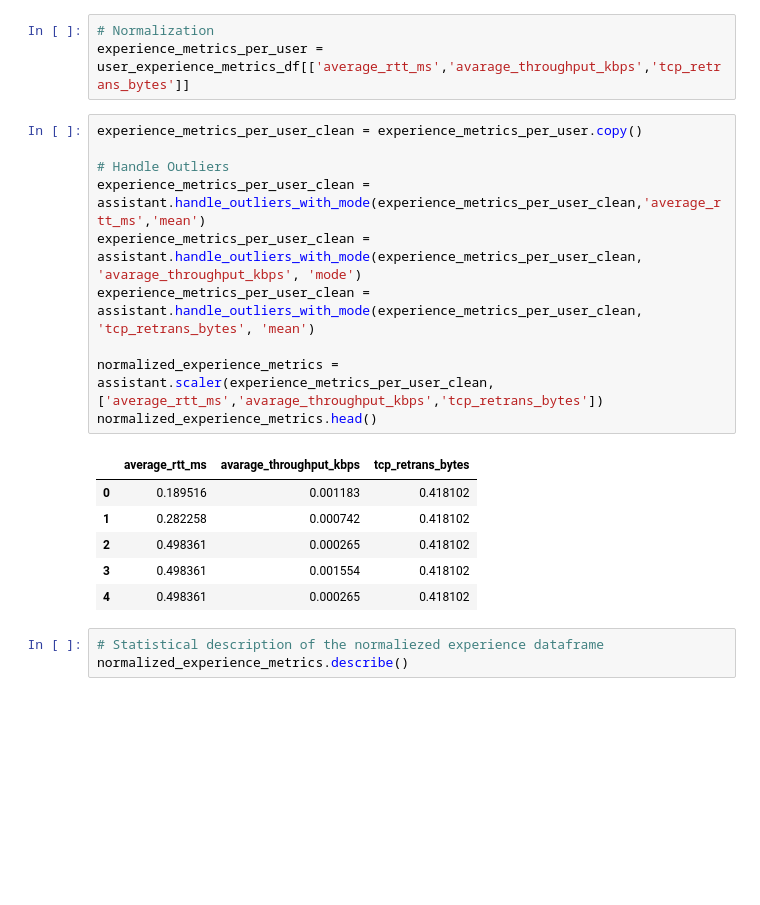
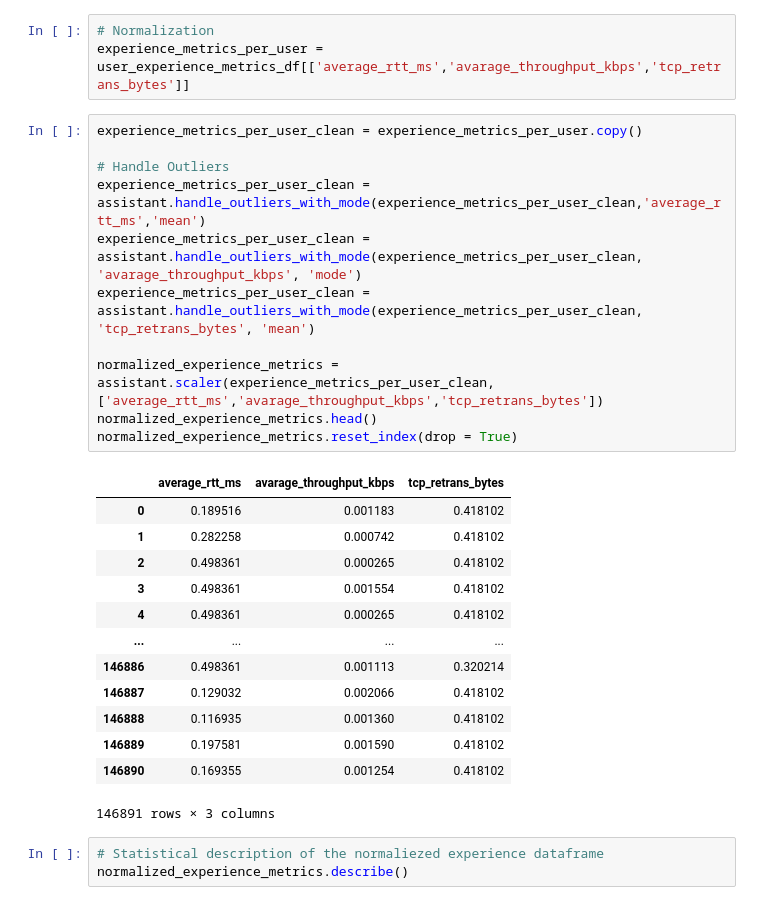
Before and after one commit to michaelgetachew-abebe/Telecom-User-Analytics, a Jupyter notebook: notebooks/user_experience_analytics.ipynb, the cells around one changed output. Cells and saved outputs as stored; diff of their text form; blank space fills up the shorter version.

```diff
--- a/notebooks/user_experience_analytics.ipynb
+++ b/notebooks/user_experience_analytics.ipynb
@@ -359,20 +359,28 @@ experience_metrics_per_user = user_experience_metrics_df[['average_rtt_ms','avar
 # %%
 experience_metrics_per_user_clean = experience_metrics_per_user.copy()
 
 # Handle Outliers
 experience_metrics_per_user_clean = assistant.handle_outliers_with_mode(experience_metrics_per_user_clean,'average_rtt_ms','mean')
 experience_metrics_per_user_clean = assistant.handle_outliers_with_mode(experience_metrics_per_user_clean, 'avarage_throughput_kbps', 'mode')
 experience_metrics_per_user_clean = assistant.handle_outliers_with_mode(experience_metrics_per_user_clean, 'tcp_retrans_bytes', 'mean')
 
 normalized_experience_metrics = assistant.scaler(experience_metrics_per_user_clean, ['average_rtt_ms','avarage_throughput_kbps','tcp_retrans_bytes'])
 normalized_experience_metrics.head()
+normalized_experience_metrics.reset_index(drop = True)
 # %% [output]
 |  | average_rtt_ms | avarage_throughput_kbps | tcp_retrans_bytes |
 | 0 | 0.189516 | 0.001183 | 0.418102 |
 | 1 | 0.282258 | 0.000742 | 0.418102 |
 | 2 | 0.498361 | 0.000265 | 0.418102 |
 | 3 | 0.498361 | 0.001554 | 0.418102 |
 | 4 | 0.498361 | 0.000265 | 0.418102 |
+| ... | ... | ... | ... |
+| 146886 | 0.498361 | 0.001113 | 0.320214 |
+| 146887 | 0.129032 | 0.002066 | 0.418102 |
+| 146888 | 0.116935 | 0.001360 | 0.418102 |
+| 146889 | 0.197581 | 0.001590 | 0.418102 |
+| 146890 | 0.169355 | 0.001254 | 0.418102 |
+146891 rows × 3 columns
 # %%
 # Statistical description of the normaliezed experience dataframe
 normalized_experience_metrics.describe()
```
Also changed, not shown: parts of 5 cells of this notebook, 2 other files.
